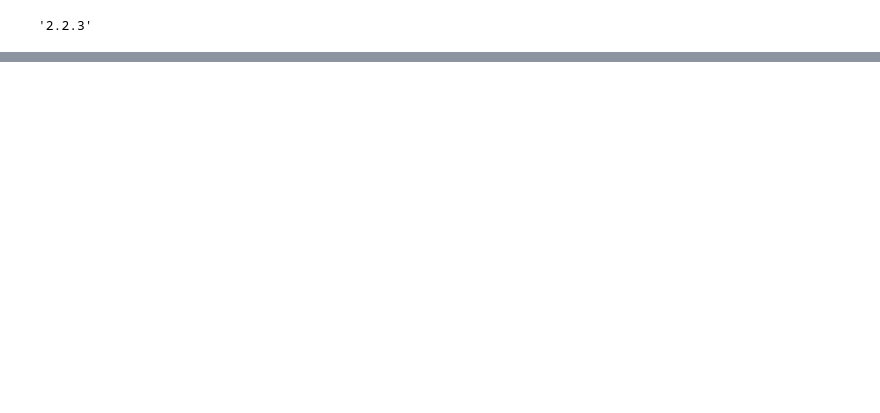
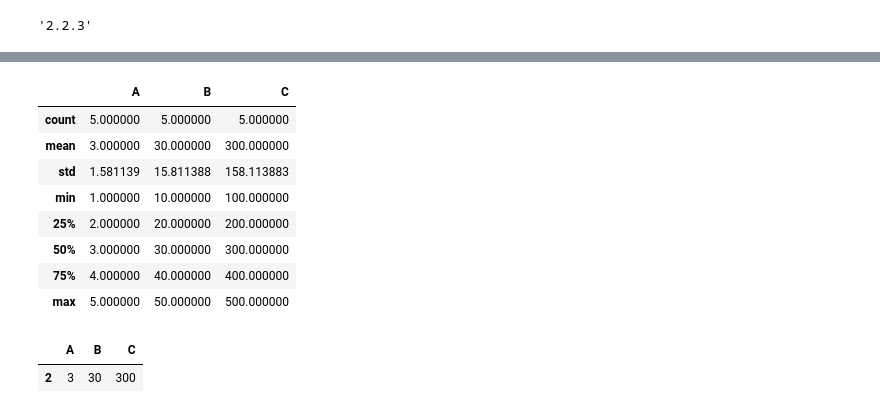
Before and after one commit to DZhang3210/pandas-intro, a Jupyter notebook: Notebook.ipynb, the cells around one changed output, grey strips where cells are left out. Cells and saved outputs as stored; diff of their text form; code cells hidden in the pictures; blank space fills up the shorter version.

```diff
--- a/Notebook.ipynb
+++ b/Notebook.ipynb
@@ -29,0 +583,3 @@ pd.__version__
+# %%
+data = {"A": [1,2,3,4,5], "B": [10,20,30,40,50], "C": [100,200,300,400,500]}
+df = pd.DataFrame(data)
@@ -29,0 +595,12 @@ pd.__version__
+# %%
+df.describe()
+# %% [output]
+|  | A | B | C |
+| count | 5.000000 | 5.000000 | 5.000000 |
+| mean | 3.000000 | 30.000000 | 300.000000 |
+| std | 1.581139 | 15.811388 | 158.113883 |
+| min | 1.000000 | 10.000000 | 100.000000 |
+| 25% | 2.000000 | 20.000000 | 200.000000 |
+| 50% | 3.000000 | 30.000000 | 300.000000 |
+| 75% | 4.000000 | 40.000000 | 400.000000 |
+| max | 5.000000 | 50.000000 | 500.000000 |
@@ -29,0 +613,6 @@ pd.__version__
+# %%
+df_filtered = df[df["B"].between(lower_bound, upper_bound)]
+df_filtered
+# %% [output]
+|  | A | B | C |
+| 2 | 3 | 30 | 300 |
```
Also changed, not shown: parts of 130 cells of this notebook, 2 other files.
